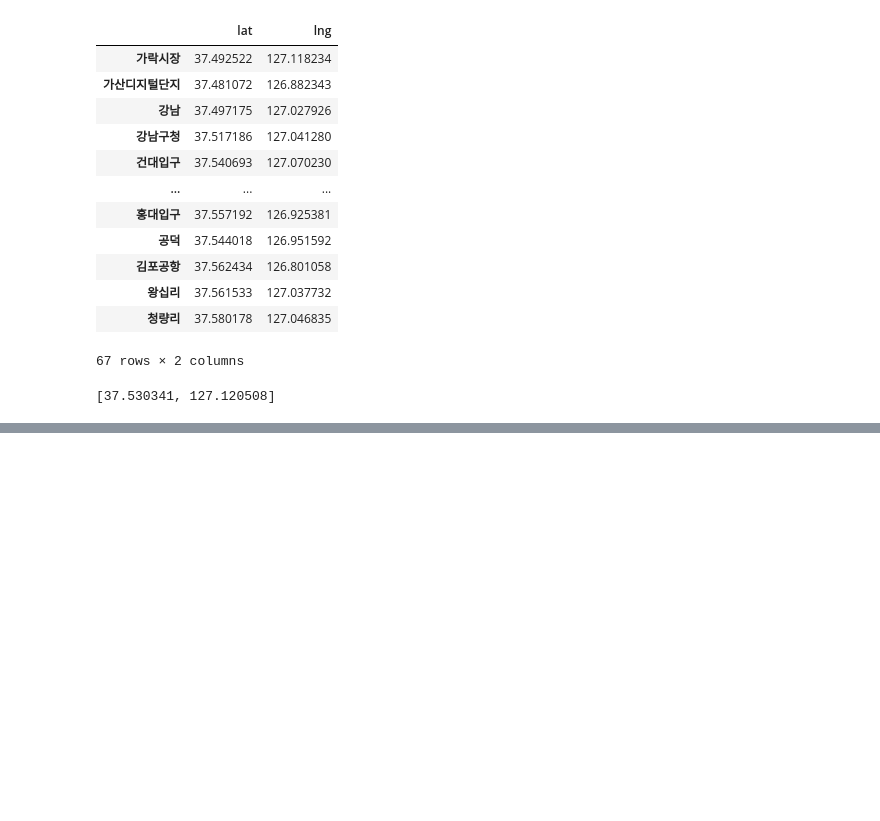
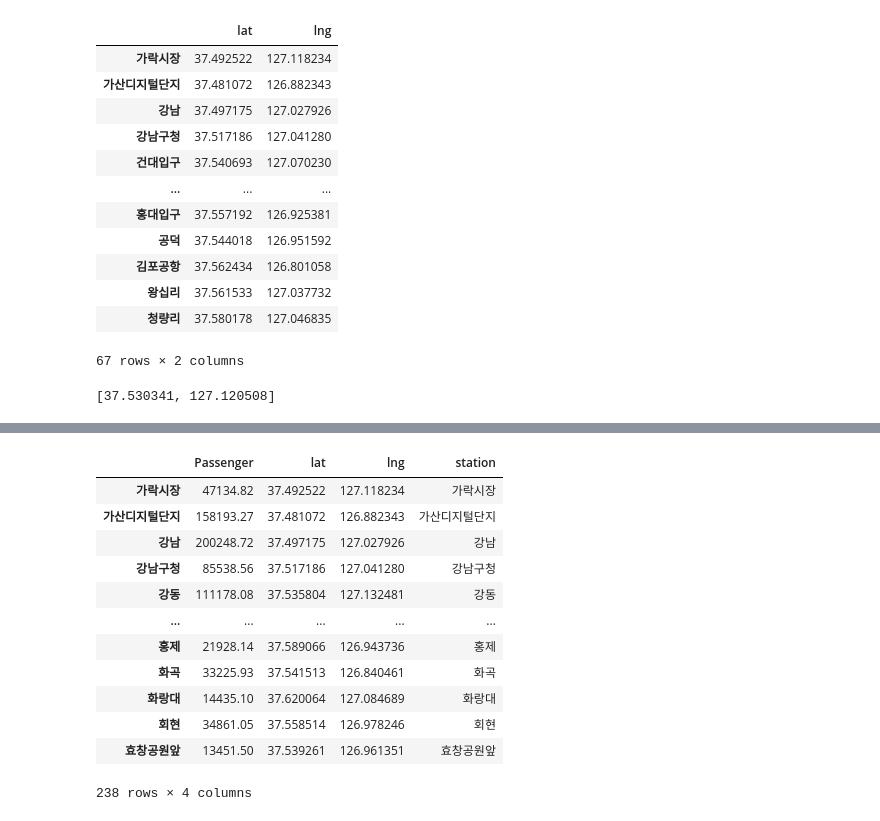
Before and after one commit to naelkim/study, a Jupyter notebook: Packages/visualization/folium/eda.ipynb, the cells around one changed output, grey strips where cells are left out. Saved outputs shown, nothing was run; the diff lists cells and outputs as text; code cells hidden in the pictures; blank space fills up the shorter version.

```diff
--- a/Packages/visualization/folium/eda.ipynb
+++ b/Packages/visualization/folium/eda.ipynb
@@ -445,3 +476,21 @@ for lat, lng in np.array(holi_board.loc[line4,['lat', 'lng']]):
 m
 # %% [output]
 [interactive output not drawn]
+# %%
+people = pd.concat([week_board.iloc[:,:-2].sum(axis = 1 ), week_board.iloc[:,-2:]], axis = 1)
+people['station'] = people.index
+people.columns = ['Passenger', 'lat', 'lng', 'station']
+# %% [output]
+|  | Passenger | lat | lng | station |
+| 가락시장 | 47134.82 | 37.492522 | 127.118234 | 가락시장 |
+| 가산디지털단지 | 158193.27 | 37.481072 | 126.882343 | 가산디지털단지 |
+| 강남 | 200248.72 | 37.497175 | 127.027926 | 강남 |
+| 강남구청 | 85538.56 | 37.517186 | 127.041280 | 강남구청 |
+| 강동 | 111178.08 | 37.535804 | 127.132481 | 강동 |
+| ... | ... | ... | ... | ... |
+| 홍제 | 21928.14 | 37.589066 | 126.943736 | 홍제 |
+| 화곡 | 33225.93 | 37.541513 | 126.840461 | 화곡 |
+| 화랑대 | 14435.10 | 37.620064 | 127.084689 | 화랑대 |
+| 회현 | 34861.05 | 37.558514 | 126.978246 | 회현 |
+| 효창공원앞 | 13451.50 | 37.539261 | 126.961351 | 효창공원앞 |
+238 rows × 4 columns
```
Also changed, not shown: parts of 13 cells of this notebook.
